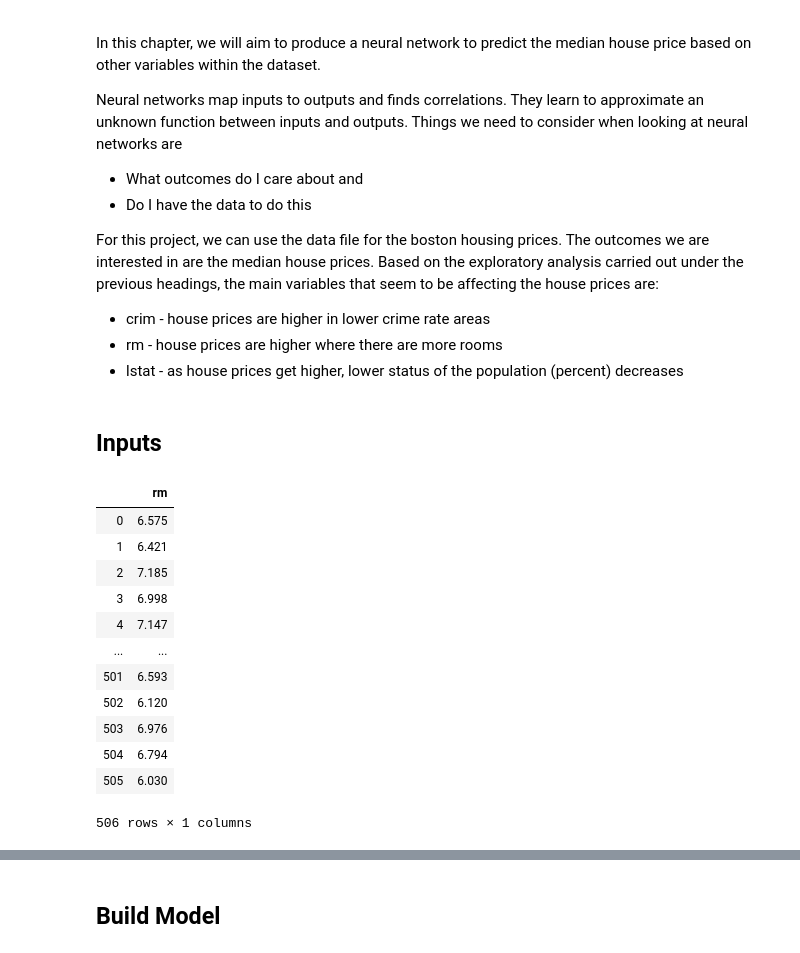
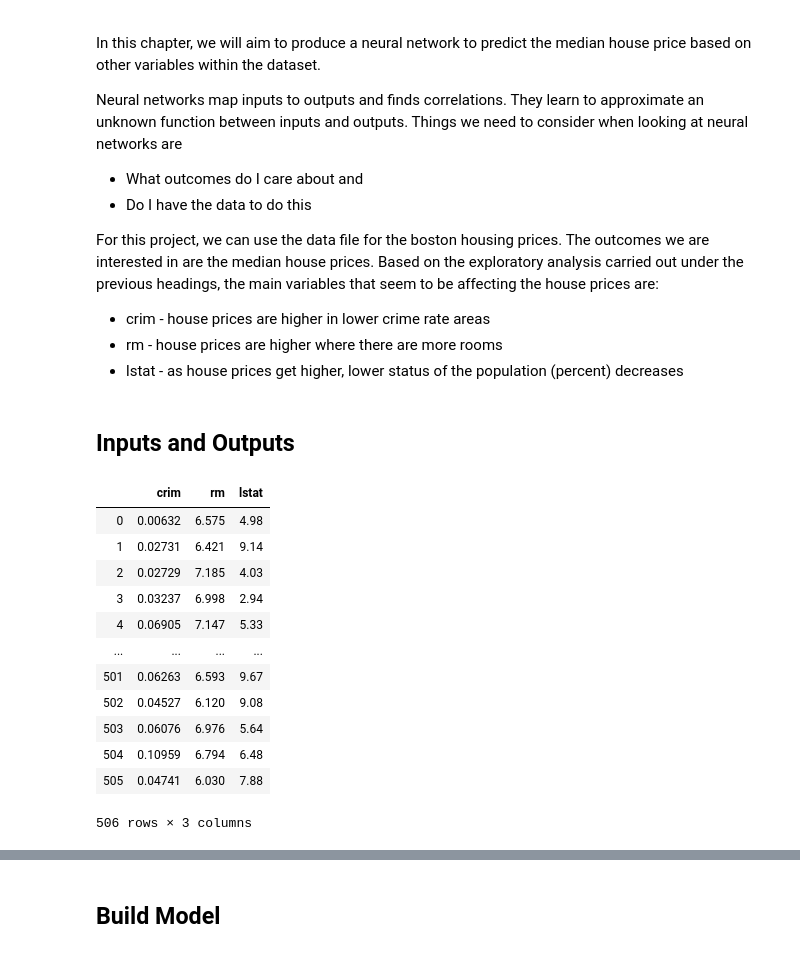
Before and after one commit to davidobrien1/MLSProject, a Jupyter notebook: mlsproject.ipynb, the cells around one changed output, grey strips where cells are left out. Drawn from its saved outputs; the diff is of its cells as text; code cells hidden in the pictures.

Commit message:
working on neural networks and predictions

```diff
--- a/mlsproject.ipynb
+++ b/mlsproject.ipynb
@@ -247,4 +250,4 @@ For this project, we can use the data file for the boston housing prices.  The o
  - rm - house prices are higher where there are more rooms
  - lstat - as house prices get higher, lower status of the population (percent) decreases
 # %% [markdown]
-## Inputs
+## Inputs and Outputs
@@ -256,16 +254,18 @@ inputs = df[['rm']]
-# %%
-inputs
-# %% [output]
-|  | rm |
-| 0 | 6.575 |
-| 1 | 6.421 |
-| 2 | 7.185 |
-| 3 | 6.998 |
-| 4 | 7.147 |
-| ... | ... |
-| 501 | 6.593 |
-| 502 | 6.120 |
-| 503 | 6.976 |
-| 504 | 6.794 |
-| 505 | 6.030 |
-506 rows × 1 columns
+# %%
+# lets define the inputs for the neural network
+inputs = df[['crim','rm','lstat']]
+inputs
+# %% [output]
+|  | crim | rm | lstat |
+| 0 | 0.00632 | 6.575 | 4.98 |
+| 1 | 0.02731 | 6.421 | 9.14 |
+| 2 | 0.02729 | 7.185 | 4.03 |
+| 3 | 0.03237 | 6.998 | 2.94 |
+| 4 | 0.06905 | 7.147 | 5.33 |
+| ... | ... | ... | ... |
+| 501 | 0.06263 | 6.593 | 9.67 |
+| 502 | 0.04527 | 6.120 | 9.08 |
+| 503 | 0.06076 | 6.976 | 5.64 |
+| 504 | 0.10959 | 6.794 | 6.48 |
+| 505 | 0.04741 | 6.030 | 7.88 |
+506 rows × 3 columns
```
Also changed, not shown: parts of 7 cells of this notebook.
